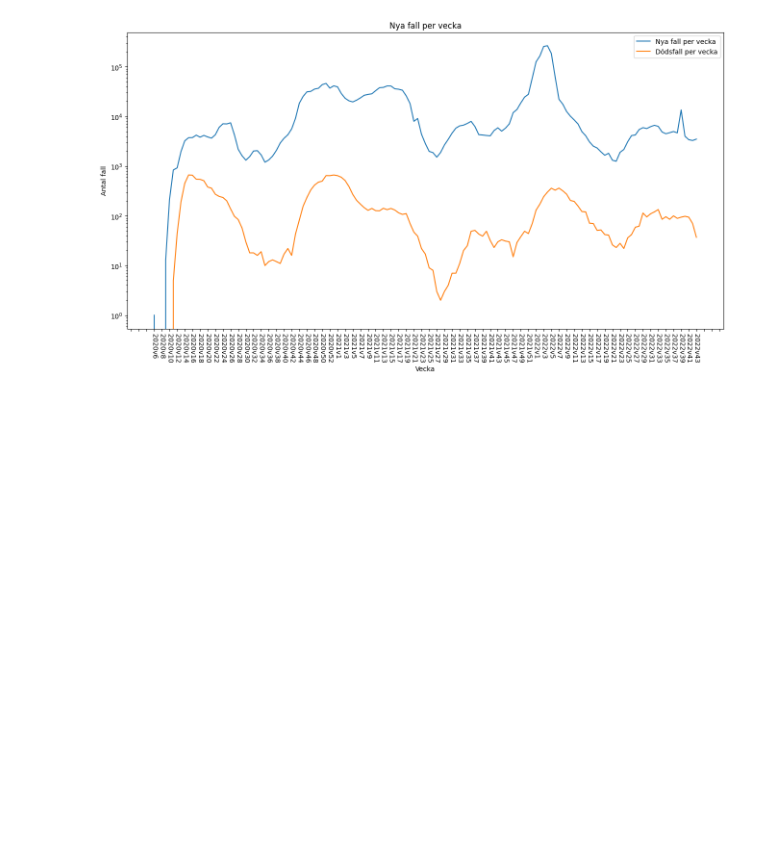
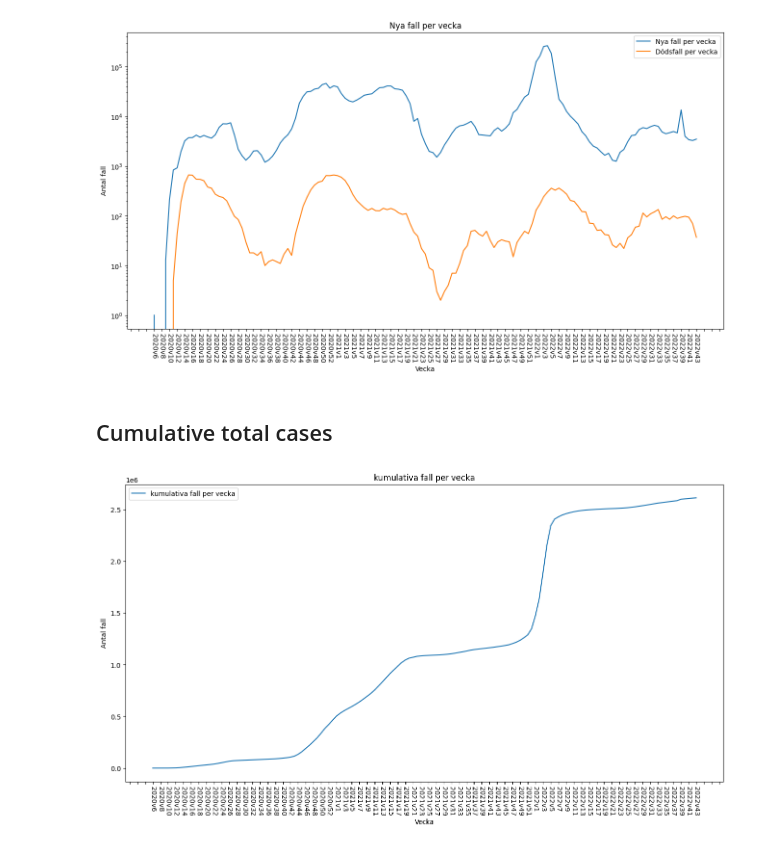
Before and after one commit to Razjoh/Databehandling-Rasmus-Johansson, a Jupyter notebook: Labb/Uppgift1.ipynb, the cells around one changed output. Saved outputs shown, nothing was run; the diff lists cells and outputs as text; code cells hidden in the pictures; blank space fills up the shorter version.

```diff
--- a/Labb/Uppgift1.ipynb
+++ b/Labb/Uppgift1.ipynb
@@ -136,3 +138,5 @@ ax.xaxis.set_major_locator(plt.MaxNLocator(100))
 plt.savefig("Visualiseringar/Antal_fall_och_döda_per_vecka.png")
 # %% [output]
 [figure]
+# %% [markdown]
+## Cumulative total cases
@@ -138,0 +149,9 @@ plt.savefig("Visualiseringar/Antal_fall_och_döda_per_vecka.png")
+# %%
+fig, ax = plt.subplots(figsize = (16,8))
+ax = sns.lineplot(data = df, x = "vecka", y = "Kum_antal_fall", label = "kumulativa fall per vecka")
+plt.xticks(rotation=-90)
+ax.set(xlabel="Vecka", ylabel="Antal fall", title="kumulativa fall per vecka")
+ax.xaxis.set_major_locator(plt.MaxNLocator(100))
+plt.savefig("Visualiseringar/Kumulativt_antal_fall.png")
+# %% [output]
+[figure, added]
```
Also changed, not shown: parts of 4 cells of this notebook, 7 other files.
